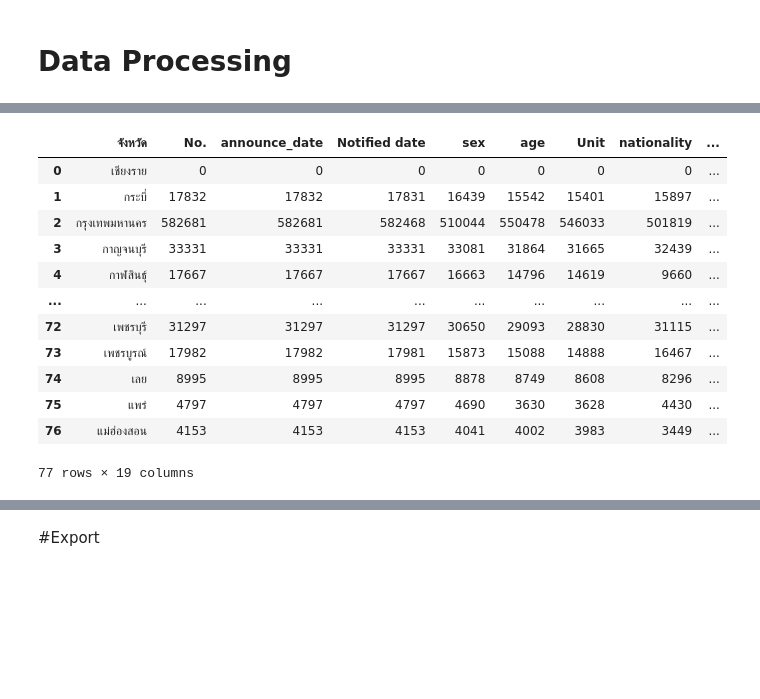
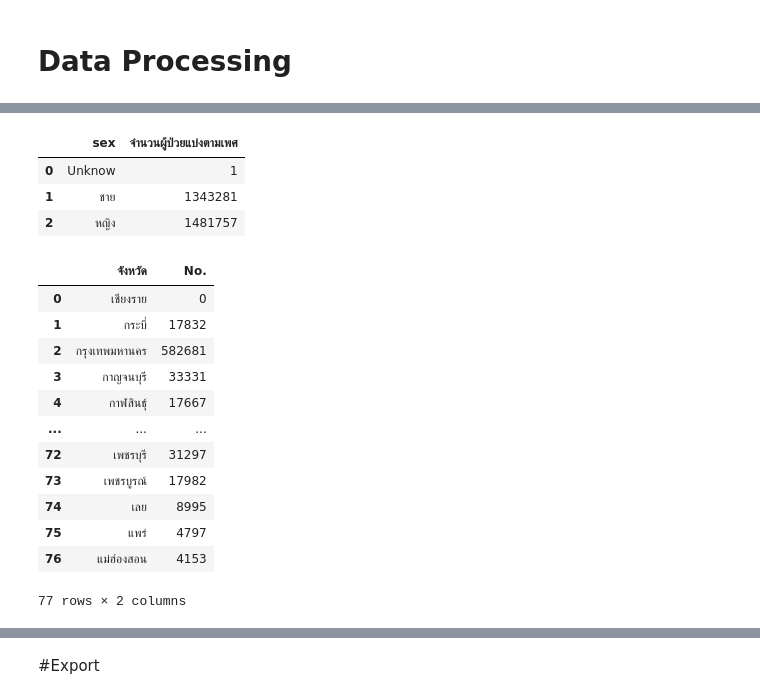
Before and after one commit to ThanikPimpiban/data_viz_2022, a Jupyter notebook: ProjectFinal.ipynb, the cells around one changed output, grey strips where cells are left out. Saved outputs shown, nothing was run; the diff lists cells and outputs as text; code cells hidden in the pictures; blank space fills up the shorter version.

```diff
--- a/ProjectFinal.ipynb
+++ b/ProjectFinal.ipynb
@@ -442,17 +442,25 @@ num_of_sex
+# %%
+num_of_sex.columns = ['sex', 'จำนวนผู้ป่วยแบ่งตามเพศ']
+num_of_sex
+# %% [output]
+|  | sex | จำนวนผู้ป่วยแบ่งตามเพศ |
+| 0 | Unknow | 1 |
+| 1 | ชาย | 1343281 |
+| 2 | หญิง | 1481757 |
 # %%
-list_of_province = df_all.groupby(['จังหวัด']).count().reset_index() ## หาจำนวนผู้ติดเชื้อโควิค-19 แบ่งตามจังหวัด
+list_of_province = df_all.groupby(['จังหวัด']).count().reset_index().iloc[:,:2] ## หาจำนวนผู้ติดเชื้อโควิค-19 แบ่งตามจังหวัด
 list_of_province
 # %% [output]
-|  | จังหวัด | No. | announce_date | Notified date | sex | age | Unit | nationality | ... |
-| 0 | เชียงราย | 0 | 0 | 0 | 0 | 0 | 0 | 0 | ... |
-| 1 | กระบี่ | 17832 | 17832 | 17831 | 16439 | 15542 | 15401 | 15897 | ... |
-| 2 | กรุงเทพมหานคร | 582681 | 582681 | 582468 | 510044 | 550478 | 546033 | 501819 | ... |
-| 3 | กาญจนบุรี | 33331 | 33331 | 33331 | 33081 | 31864 | 31665 | 32439 | ... |
-| 4 | กาฬสินธุ์ | 17667 | 17667 | 17667 | 16663 | 14796 | 14619 | 9660 | ... |
-| ... | ... | ... | ... | ... | ... | ... | ... | ... | ... |
-| 72 | เพชรบุรี | 31297 | 31297 | 31297 | 30650 | 29093 | 28830 | 31115 | ... |
-| 73 | เพชรบูรณ์ | 17982 | 17982 | 17981 | 15873 | 15088 | 14888 | 16467 | ... |
-| 74 | เลย | 8995 | 8995 | 8995 | 8878 | 8749 | 8608 | 8296 | ... |
-| 75 | แพร่ | 4797 | 4797 | 4797 | 4690 | 3630 | 3628 | 4430 | ... |
-| 76 | แม่ฮ่องสอน | 4153 | 4153 | 4153 | 4041 | 4002 | 3983 | 3449 | ... |
+|  | จังหวัด | No. |
+| 0 | เชียงราย | 0 |
+| 1 | กระบี่ | 17832 |
+| 2 | กรุงเทพมหานคร | 582681 |
+| 3 | กาญจนบุรี | 33331 |
+| 4 | กาฬสินธุ์ | 17667 |
+| ... | ... | ... |
+| 72 | เพชรบุรี | 31297 |
+| 73 | เพชรบูรณ์ | 17982 |
+| 74 | เลย | 8995 |
+| 75 | แพร่ | 4797 |
+| 76 | แม่ฮ่องสอน | 4153 |
-77 rows × 19 columns
+77 rows × 2 columns
```
Also changed, not shown: parts of 14 cells of this notebook.
